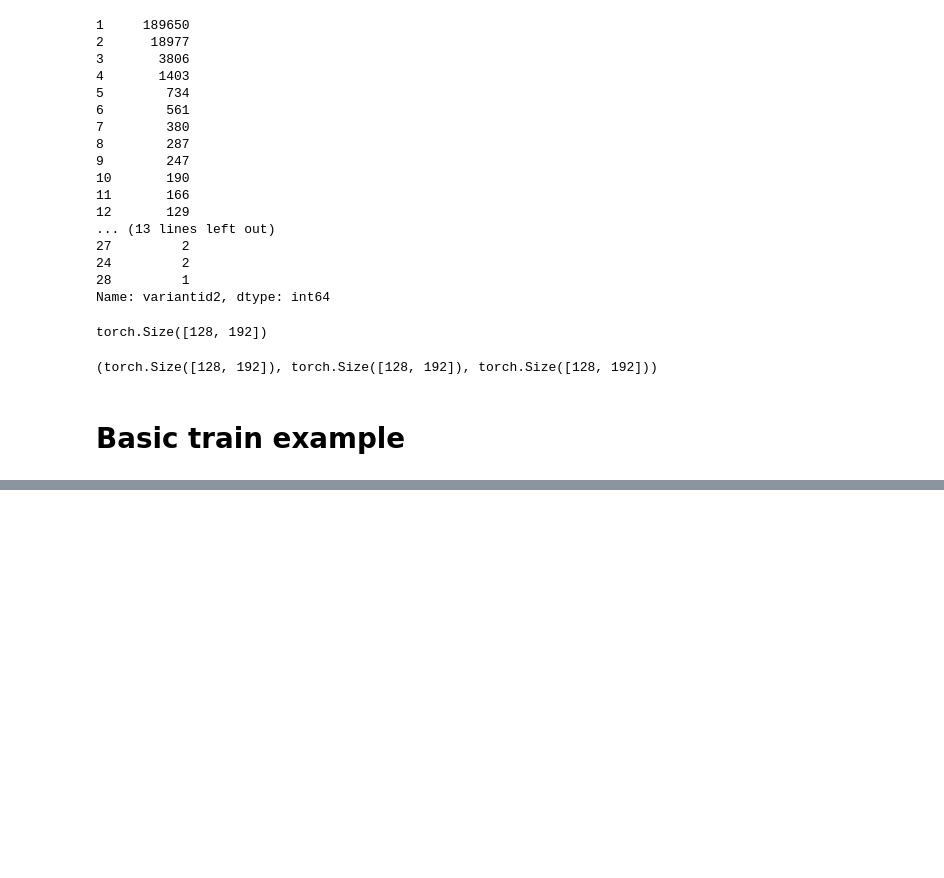
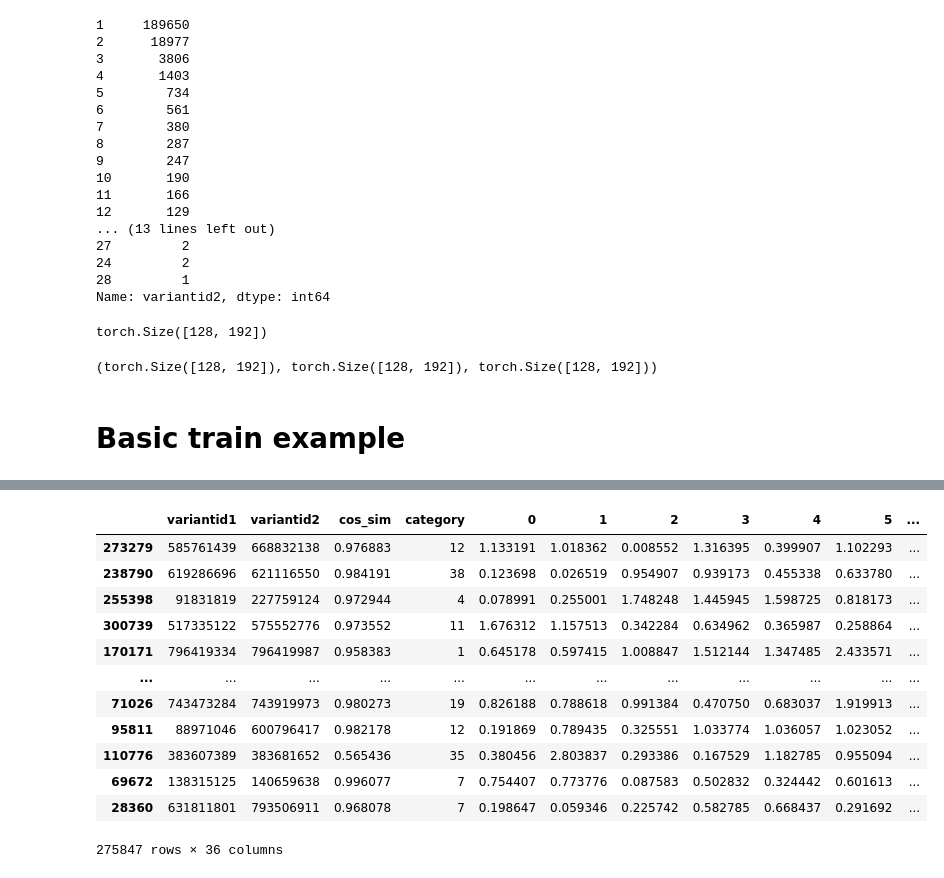
Before and after one commit to CopylaCopy/Ozon_marketplace, a Jupyter notebook: ozon_zozon.ipynb, the cells around one changed output, grey strips where cells are left out. Cells and saved outputs as stored; diff of their text form; code cells hidden in the pictures; blank space fills up the shorter version.

```diff
--- a/ozon_zozon.ipynb
+++ b/ozon_zozon.ipynb
@@ -415 +348,17 @@ from catboost import CatBoostClassifier, Pool
+# %%
+X_train
+# %% [output]
+|  | variantid1 | variantid2 | cos_sim | category | 0 | 1 | 2 | 3 | 4 | 5 | ... |
+| 273279 | 585761439 | 668832138 | 0.976883 | 12 | 1.133191 | 1.018362 | 0.008552 | 1.316395 | 0.399907 | 1.102293 | ... |
+| 238790 | 619286696 | 621116550 | 0.984191 | 38 | 0.123698 | 0.026519 | 0.954907 | 0.939173 | 0.455338 | 0.633780 | ... |
+| 255398 | 91831819 | 227759124 | 0.972944 | 4 | 0.078991 | 0.255001 | 1.748248 | 1.445945 | 1.598725 | 0.818173 | ... |
+| 300739 | 517335122 | 575552776 | 0.973552 | 11 | 1.676312 | 1.157513 | 0.342284 | 0.634962 | 0.365987 | 0.258864 | ... |
+| 170171 | 796419334 | 796419987 | 0.958383 | 1 | 0.645178 | 0.597415 | 1.008847 | 1.512144 | 1.347485 | 2.433571 | ... |
+| ... | ... | ... | ... | ... | ... | ... | ... | ... | ... | ... | ... |
+| 71026 | 743473284 | 743919973 | 0.980273 | 19 | 0.826188 | 0.788618 | 0.991384 | 0.470750 | 0.683037 | 1.919913 | ... |
+| 95811 | 88971046 | 600796417 | 0.982178 | 12 | 0.191869 | 0.789435 | 0.325551 | 1.033774 | 1.036057 | 1.023052 | ... |
+| 110776 | 383607389 | 383681652 | 0.565436 | 35 | 0.380456 | 2.803837 | 0.293386 | 0.167529 | 1.182785 | 0.955094 | ... |
+| 69672 | 138315125 | 140659638 | 0.996077 | 7 | 0.754407 | 0.773776 | 0.087583 | 0.502832 | 0.324442 | 0.601613 | ... |
+| 28360 | 631811801 | 793506911 | 0.968078 | 7 | 0.198647 | 0.059346 | 0.225742 | 0.582785 | 0.668437 | 0.291692 | ... |
+275847 rows × 36 columns
 # %%
```
Also changed, not shown: parts of 55 cells of this notebook.
